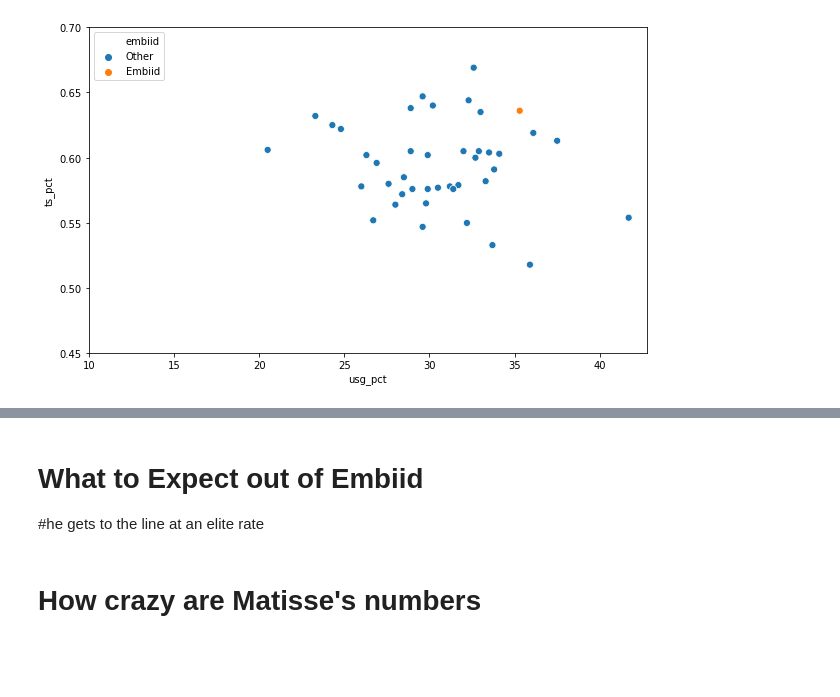
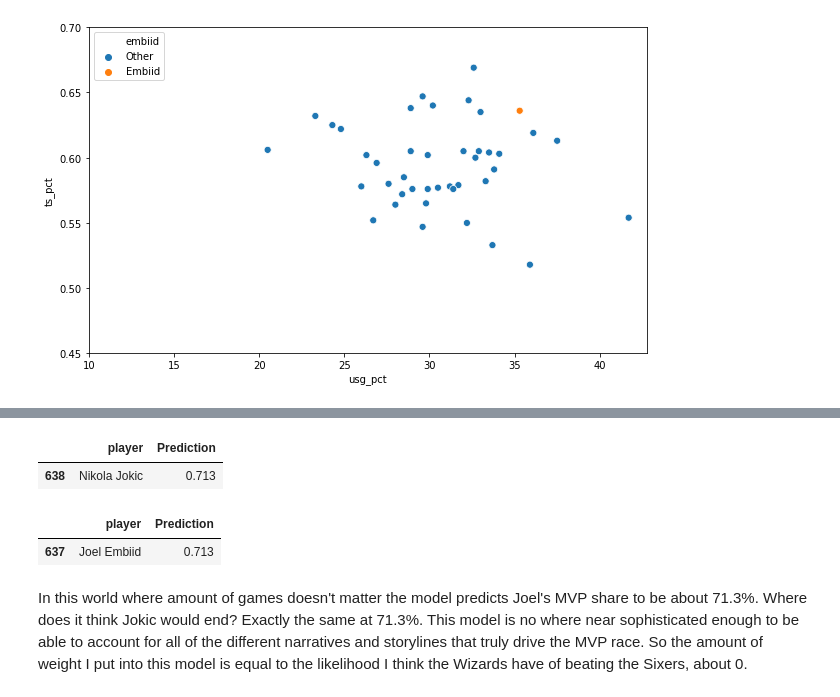
Before and after one commit to mhartz25/sixers_2021_playoffs, a Jupyter notebook: analysis.ipynb, the cells around one changed output, grey strips where cells are left out. Cells and saved outputs as stored; diff of their text form; code cells hidden in the pictures; blank space fills up the shorter version.

```diff
--- a/analysis.ipynb
+++ b/analysis.ipynb
@@ -219,6 +232,6 @@ ax[0].legend(bbox_to_anchor=(5.1, 1.01))
 # %%
-features=['per', 'ts_pct', 'usg_pct', 'bpm', 'g', 'mp_per_g', 'pts_per_g', 'trb_per_g',
-       'ast_per_g', 'stl_per_g', 'blk_per_g', 'ws_per_48','team_wins']
+features=['per', 'ts_pct', 'usg_pct', 'mp_per_g', 'pts_per_g', 'trb_per_g',
+       'ast_per_g', 'stocks_per_g','team_wins']
 
 training_seasons=['1980-81', '1981-82', '1984-85', '1982-83', '1998-99', '1996-97',
        '1990-91', '1997-98', '1988-89', '2001-02', '1985-86', '2000-01',
@@ -227,39 +240,41 @@ training_seasons=['1980-81', '1981-82', '1984-85', '1982-83', '1998-99', '1996-9
        '1994-95', '2011-12', '2009-10', '1983-84', '1989-90', '1992-93','2018-19','2002-03']
 testing_seasons=['2017-18', '2010-11' , '2014-15', '2008-09', '2005-06',
        '2016-17', '2015-16' , '2019-20','2020-21', '2004-05']
 
 #training data
 training_data=mvp_seasons[mvp_seasons['season'].isin(training_seasons)]
 train_X=training_data[features]
 train_y=training_data['award_share']
 
 #testing data
 testing_data=mvp_seasons[mvp_seasons['season'].isin(testing_seasons)]
 test_X=testing_data[features]
 test_y=testing_data['award_share']
 
 #model
 share_model = DecisionTreeRegressor(random_state=1)
 share_model.fit(train_X, train_y)
 predictions=share_model.predict(test_X)
 
-
 #put testing data and predictions into new dataframe
 predicted_df=pd.DataFrame()
 test_Xdf=pd.DataFrame(test_X)
-
 test_Xdf['Prediction']=predictions
 test_Xdf['award_share']=test_y
 test_Xdf['season']=[mvp_seasons['season'][index] for index in test_Xdf.reset_index()['index']]
 test_Xdf['player']=[mvp_seasons['player'][index] for index in test_Xdf.reset_index()['index']]
 test_Xdf['mvp_winner']=[mvp_seasons['mvp_winner'][index] for index in test_Xdf.reset_index()['index']]
 test_Xdf['embiid_and_mvps']=[mvp_seasons['embiid_and_mvps'][index] for index in test_Xdf.reset_index()['index']]
 predicted_df=predicted_df.append(test_Xdf)
 
-predicted_df
+jojo=predicted_df[(predicted_df.player=='Joel Embiid')&(predicted_df.season=='2020-21')]
+# %% [output]
+|  | player | Prediction |
+| 638 | Nikola Jokic | 0.713 |
-# %% [markdown]
-# What to Expect out of Embiid
-
-#he gets to the line at an elite rate
-# %% [markdown]
-# How crazy are Matisse's numbers
+# %%
+jojo[['player','Prediction']]
+# %% [output]
+|  | player | Prediction |
+| 637 | Joel Embiid | 0.713 |
+# %% [markdown]
+In this world where amount of games doesn't matter the model predicts Joel's MVP share to be about 71.3%. Where does it think Jokic would end? Exactly the same at 71.3%. This model is no where near sophisticated enough to be able to account for all of the different narratives and storylines that truly drive the MVP race. So the amount of weight I put into this model is equal to the likelihood I think the Wizards have of beating the Sixers, about 0.
```
Also changed, not shown: parts of 17 cells of this notebook.
